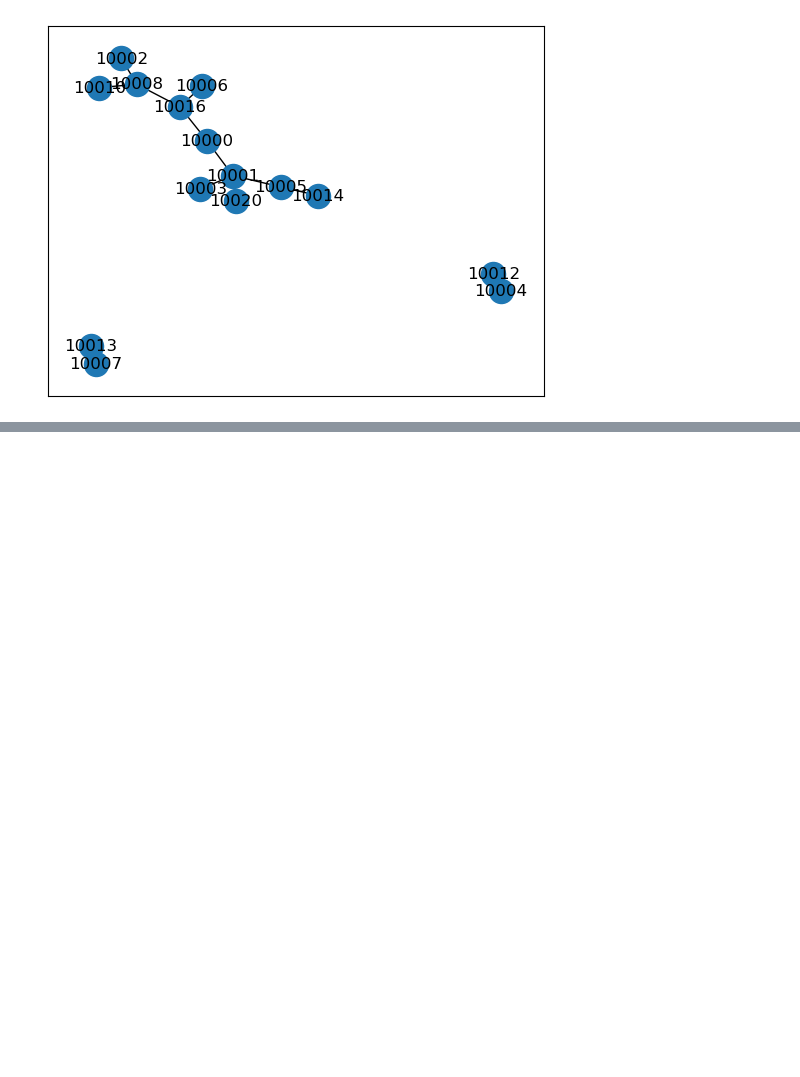
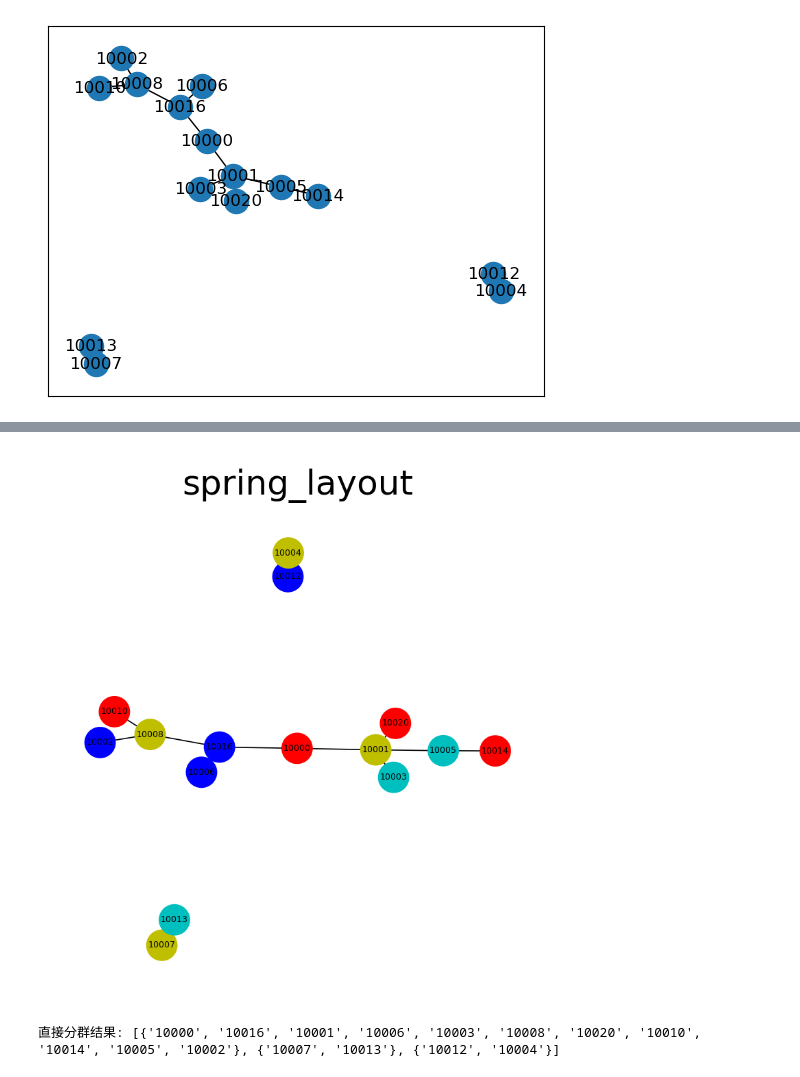
Before and after one commit to dearzhu/Risk_control, a Jupyter notebook: goutu/A_无需构图.ipynb, the cells around one changed output, grey strips where cells are left out. Cells and saved outputs as stored; diff of their text form; code cells hidden in the pictures; blank space fills up the shorter version.

```diff
--- a/goutu/A_无需构图.ipynb
+++ b/goutu/A_无需构图.ipynb
@@ -67,0 +88,21 @@ nx.draw_networkx(G)
+# %%
+
+
+
+# 换个显示方式-使用spring_layout布局
+colors = ['r','b','y','c']*6
+colors = colors[0:len(G.nodes())]
+plt.figure(figsize=(3,3),dpi=300)
+nx.draw_networkx(G,
+                 pos = nx.spring_layout(G),
+                 node_color = colors,
+                 node_size=100,
+                 font_size=3,
+                 width=0.4,
+                 alpha=1
+                 )
+plt.axis('off')
+plt.title("spring_layout")
+plt.show()
+# %% [output]
+[figure, added]
@@ -67,0 +111,5 @@ nx.draw_networkx(G)
+# %%
+#打印分群的结果，可以看到结果为：列表-字典格式
+print('直接分群结果:',com,'\n')
+# %% [output]
+直接分群结果: [{'10000', '10016', '10001', '10006', '10003', '10008', '10020', '10010', '10014', '10005', '10002'}, {'10007', '10013'}, {'10012', '10004'}]
```
Also changed, not shown: parts of 5 cells of this notebook, 5 other files.
